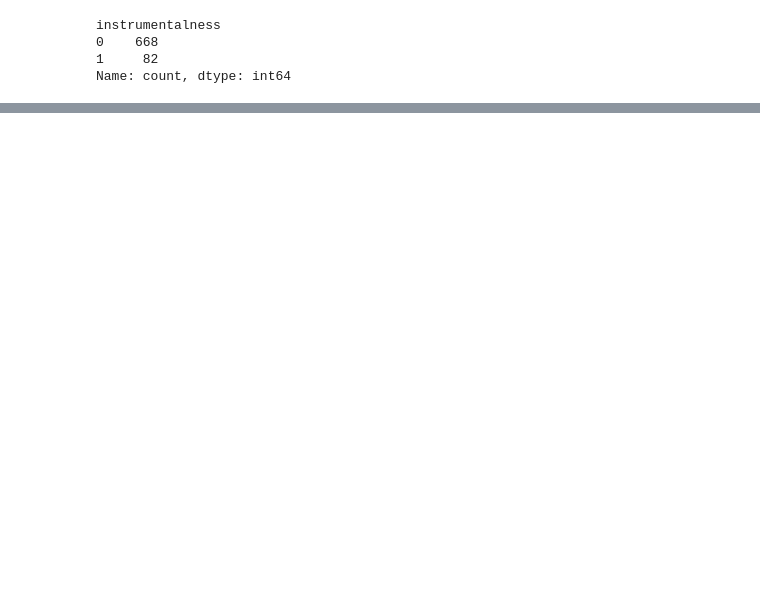
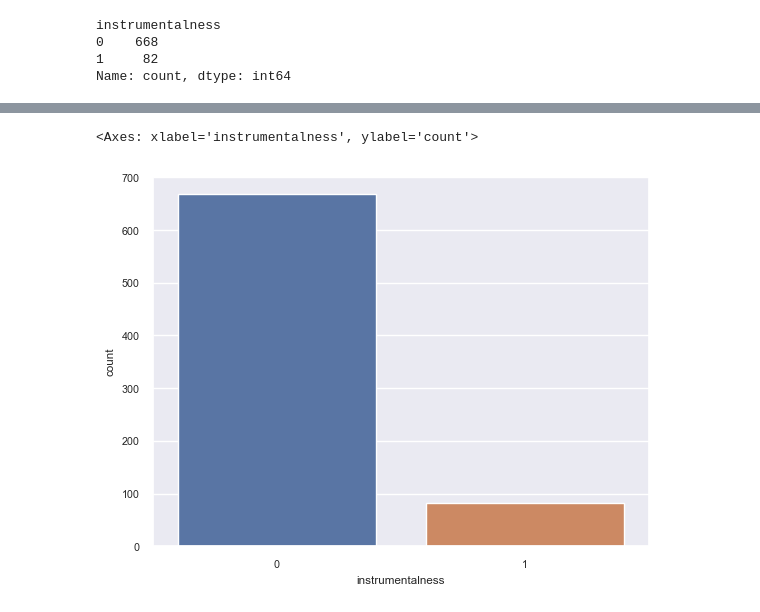
Before and after one commit to jorgeceferinovaldez/tp_final_analisis_datos, a Jupyter notebook: tp_grupal.ipynb, the cells around one changed output, grey strips where cells are left out. Saved outputs shown, nothing was run; the diff lists cells and outputs as text; code cells hidden in the pictures; blank space fills up the shorter version.

```diff
--- a/tp_grupal.ipynb
+++ b/tp_grupal.ipynb
@@ -360,0 +460,6 @@ df_copia
+# %%
+# Graficor la distribución de las variable instrumentalness
+sns.countplot(x="instrumentalness", data=df_copia)
+# %% [output]
+<Axes: xlabel='instrumentalness', ylabel='count'>
+[figure, added]
```
Also changed, not shown: parts of 46 cells of this notebook, 1 other file.
